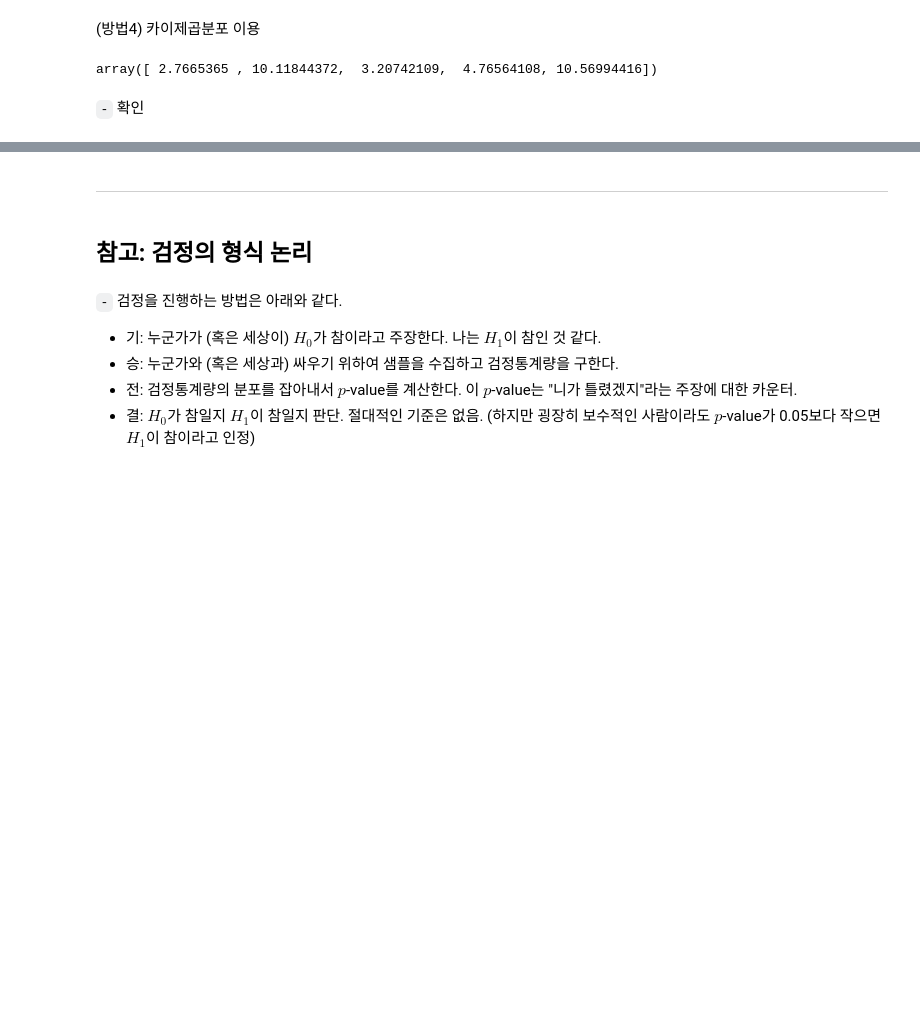
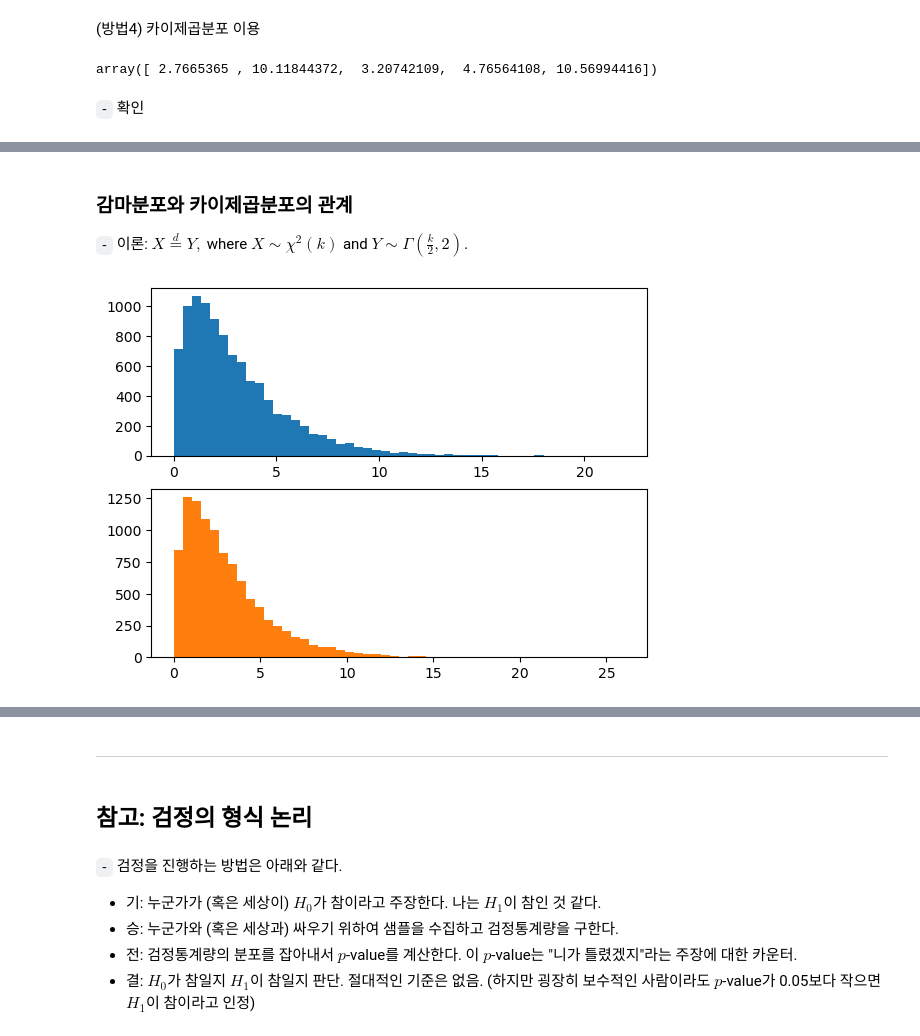
Before and after one commit to star77sa/star77sa.github.io, a Jupyter notebook: posts/Statistics/SC_1.ipynb, the cells around one changed output, grey strips where cells are left out. Saved outputs shown, nothing was run; the diff lists cells and outputs as text; code cells hidden in the pictures; blank space fills up the shorter version.

```diff
--- a/posts/Statistics/SC_1.ipynb
+++ b/posts/Statistics/SC_1.ipynb
@@ -992,0 +1010,12 @@ ax1.legend(); ax2.legend(); ax3.legend(); ax4.legend()
+# %% [markdown]
+### 감마분포와 카이제곱분포의 관계
+
+`-` 이론: $X\overset{d}{=}Y,$ where $X\sim\chi^2(k)$ and $Y\sim\Gamma(\frac{k}{2},2).$
+# %%
+k=3
+
+fig, ((ax1), (ax2)) = plt.subplots(2,1)
+ax1.hist(np.random.chisquare(k, 10000), bins=50)
+ax2.hist(np.random.gamma(k/2, 2, 10000), bins=50, color='C1');
+# %% [output]
+[figure, added]
```
Also changed, not shown: parts of 14 cells of this notebook, 10 other files.
